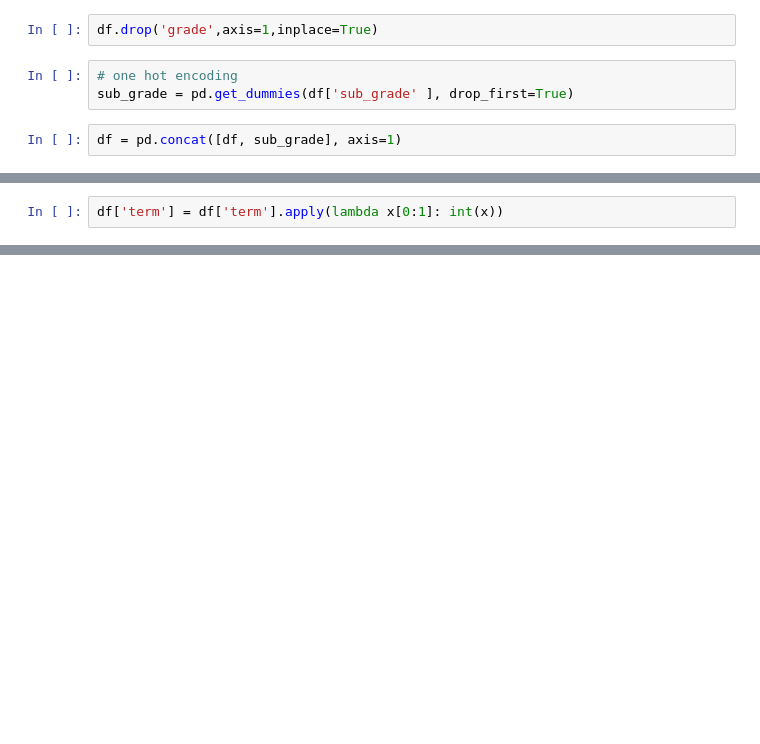
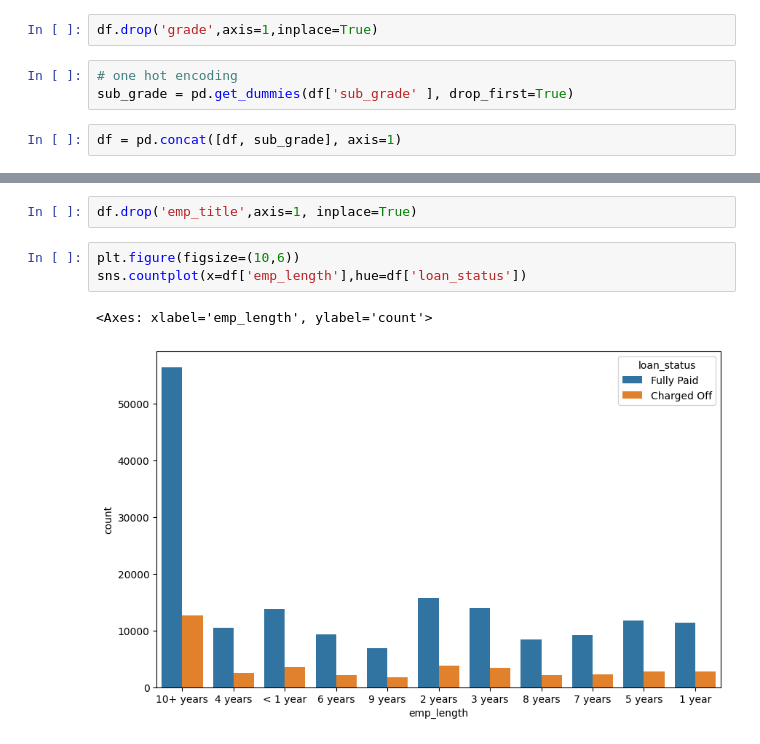
Before and after one commit to taru4u3/NeuralNetzwerk, a Jupyter notebook: check_credit_staus_fullypaid_chargedoff_real_praxis_feature_engineering_heavy_NN.ipynb, the cells around one changed output, grey strips where cells are left out. Cells and saved outputs as stored; diff of their text form; blank space fills up the shorter version.

```diff
--- a/check_credit_staus_fullypaid_chargedoff_real_praxis_feature_engineering_heavy_NN.ipynb
+++ b/check_credit_staus_fullypaid_chargedoff_real_praxis_feature_engineering_heavy_NN.ipynb
@@ -279,2 +255,0 @@ Name: term_new, Length: 396030, dtype: int64
-# %%
-df['term'] = df['term'].apply(lambda x[0:1]: int(x))
@@ -282,0 +294,8 @@ SyntaxError: invalid syntax (<ipython-input-69-93f4d92b5385>, line 1)
+# %%
+df.drop('emp_title',axis=1, inplace=True)
+# %%
+plt.figure(figsize=(10,6))
+sns.countplot(x=df['emp_length'],hue=df['loan_status'])
+# %% [output]
+<Axes: xlabel='emp_length', ylabel='count'>
+[figure, added]
```
Also changed, not shown: parts of 107 cells of this notebook.
